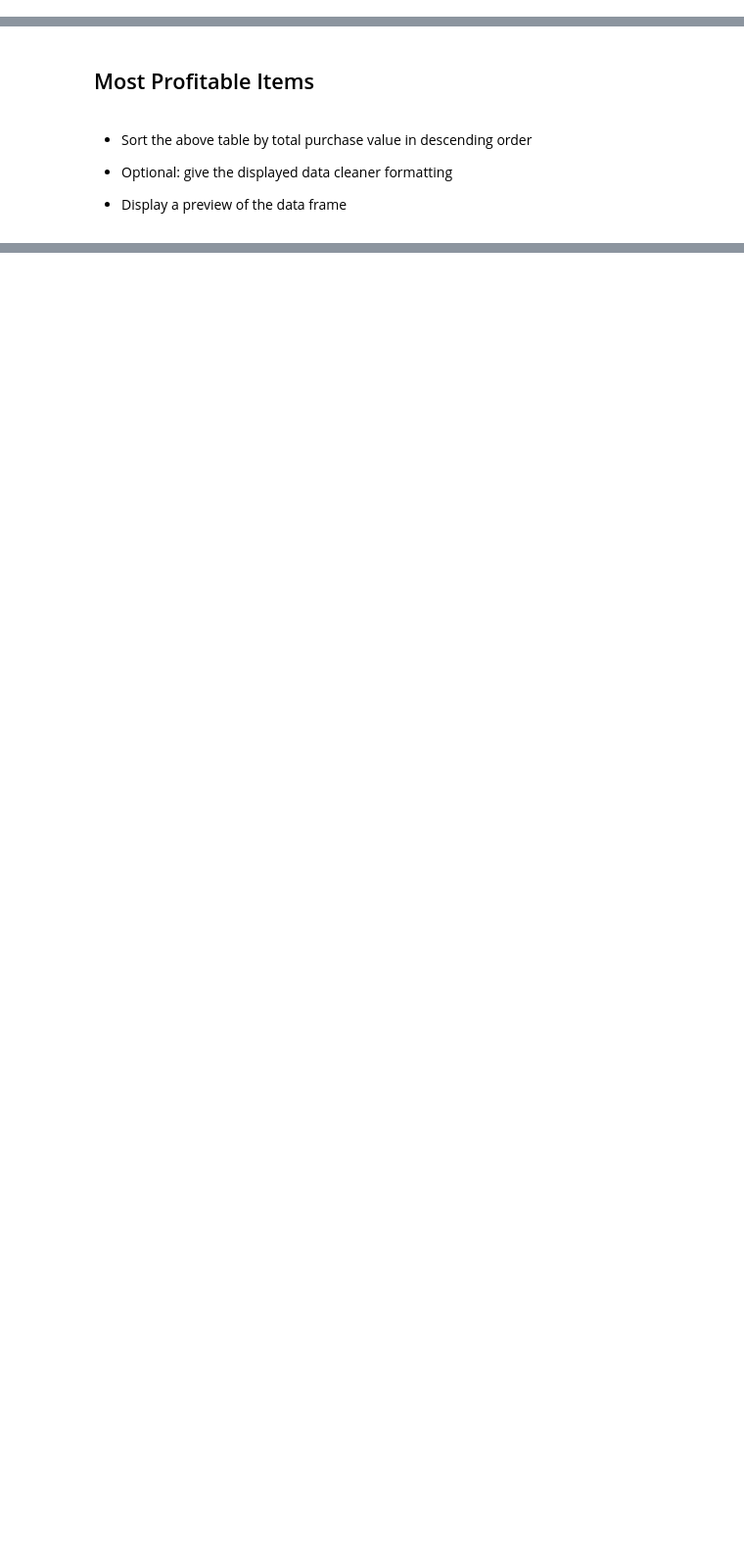
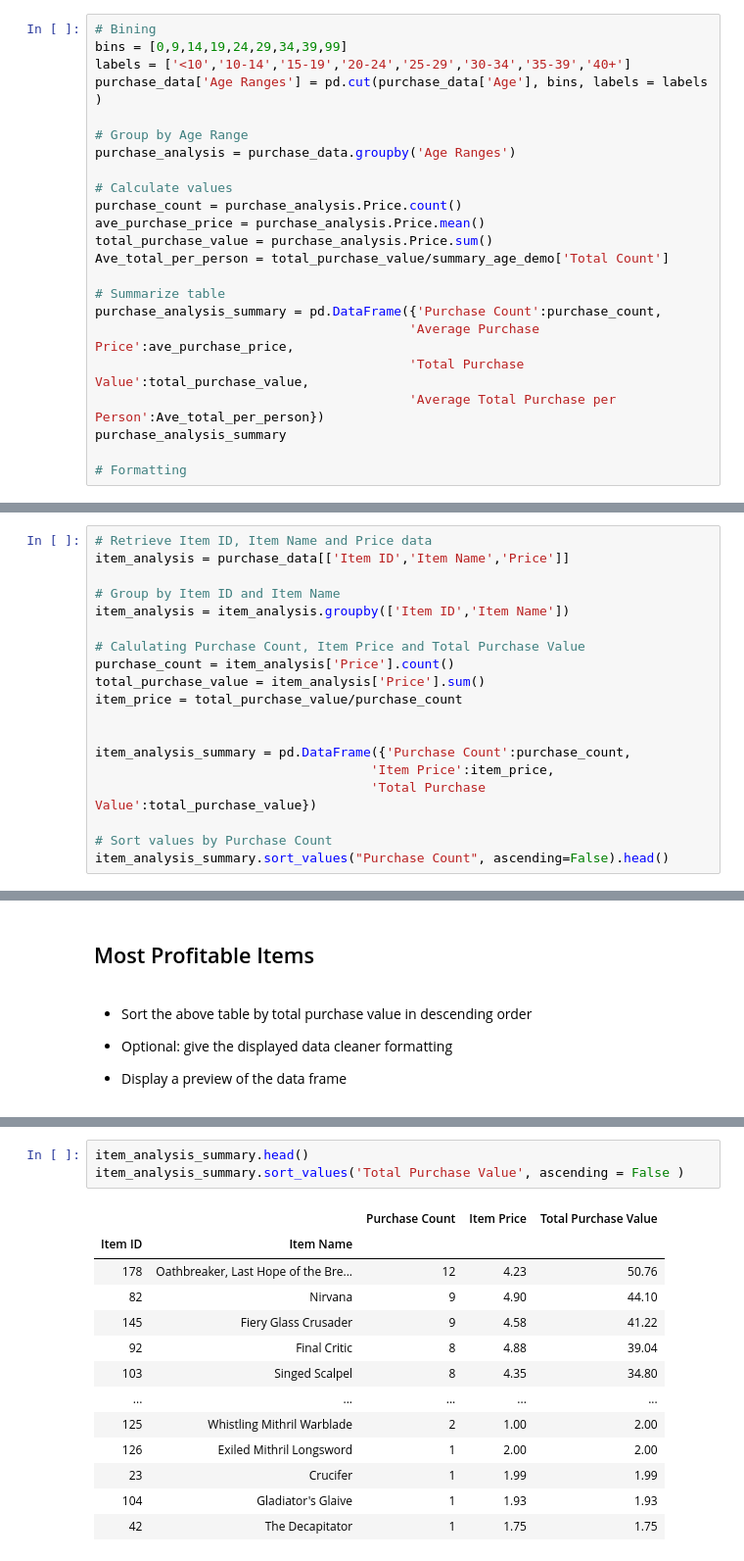
Before and after one commit to Belindaliang51/pandas-challenge, a Jupyter notebook: HeroesOfPymoli_starter.ipynb, the cells around one changed output, grey strips where cells are left out. Shown at 98% size. Saved outputs shown, nothing was run; the diff lists cells and outputs as text; blank space fills up the shorter version.

Commit message:
Finished all numerical analysis, need to formate numbers

```diff
--- a/HeroesOfPymoli_starter.ipynb
+++ b/HeroesOfPymoli_starter.ipynb
@@ -189,0 +209,23 @@ label = ['<10','10-14','15-19','20-24','25-29','30-34','35-39','40+']
+# %%
+# Bining
+bins = [0,9,14,19,24,29,34,39,99]
+labels = ['<10','10-14','15-19','20-24','25-29','30-34','35-39','40+']
+purchase_data['Age Ranges'] = pd.cut(purchase_data['Age'], bins, labels = labels )
+
+# Group by Age Range
+purchase_analysis = purchase_data.groupby('Age Ranges')
+
+# Calculate values
+purchase_count = purchase_analysis.Price.count()
+ave_purchase_price = purchase_analysis.Price.mean()
+total_purchase_value = purchase_analysis.Price.sum()
+Ave_total_per_person = total_purchase_value/summary_age_demo['Total Count']
+
+# Summarize table
+purchase_analysis_summary = pd.DataFrame({'Purchase Count':purchase_count,
+                                         'Average Purchase Price':ave_purchase_price,
+                                         'Total Purchase Value':total_purchase_value,
+                                         'Average Total Purchase per Person':Ave_total_per_person})
+purchase_analysis_summary
+
+# Formatting
@@ -242,0 +300,19 @@ label = ['<10','10-14','15-19','20-24','25-29','30-34','35-39','40+']
+# %%
+# Retrieve Item ID, Item Name and Price data
+item_analysis = purchase_data[['Item ID','Item Name','Price']]
+
+# Group by Item ID and Item Name
+item_analysis = item_analysis.groupby(['Item ID','Item Name'])
+
+# Calulating Purchase Count, Item Price and Total Purchase Value
+purchase_count = item_analysis['Price'].count()
+total_purchase_value = item_analysis['Price'].sum()
+item_price = total_purchase_value/purchase_count
+
+
+item_analysis_summary = pd.DataFrame({'Purchase Count':purchase_count,
+                                    'Item Price':item_price,
+                                    'Total Purchase Value':total_purchase_value})
+
+# Sort values by Purchase Count
+item_analysis_summary.sort_values("Purchase Count", ascending=False).head()
@@ -261,0 +337,17 @@ label = ['<10','10-14','15-19','20-24','25-29','30-34','35-39','40+']
+# %%
+item_analysis_summary.head()
+item_analysis_summary.sort_values('Total Purchase Value', ascending = False )
+# %% [output]
+|  |  | Purchase Count | Item Price | Total Purchase Value |
+| Item ID | Item Name |  |  |  |
+| 178 | Oathbreaker, Last Hope of the Bre... | 12 | 4.23 | 50.76 |
+| 82 | Nirvana | 9 | 4.90 | 44.10 |
+| 145 | Fiery Glass Crusader | 9 | 4.58 | 41.22 |
+| 92 | Final Critic | 8 | 4.88 | 39.04 |
+| 103 | Singed Scalpel | 8 | 4.35 | 34.80 |
+| ... | ... | ... | ... | ... |
+| 125 | Whistling Mithril Warblade | 2 | 1.00 | 2.00 |
+| 126 | Exiled Mithril Longsword | 1 | 2.00 | 2.00 |
+| 23 | Crucifer | 1 | 1.99 | 1.99 |
+| 104 | Gladiator's Glaive | 1 | 1.93 | 1.93 |
+| 42 | The Decapitator | 1 | 1.75 | 1.75 |
```
Also changed, not shown: parts of 12 cells of this notebook.
